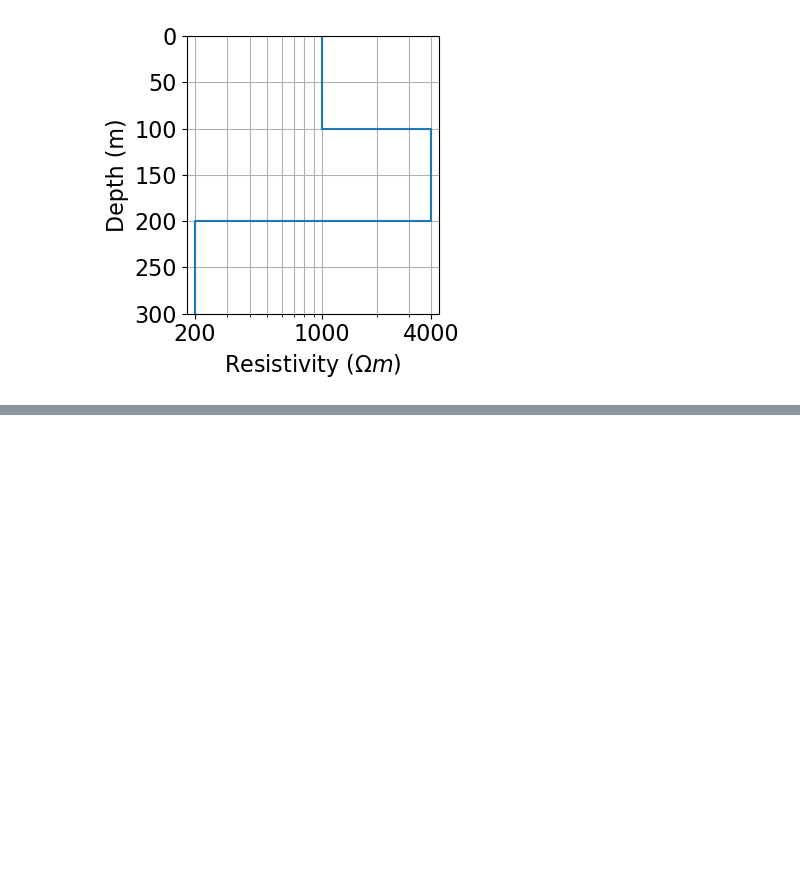
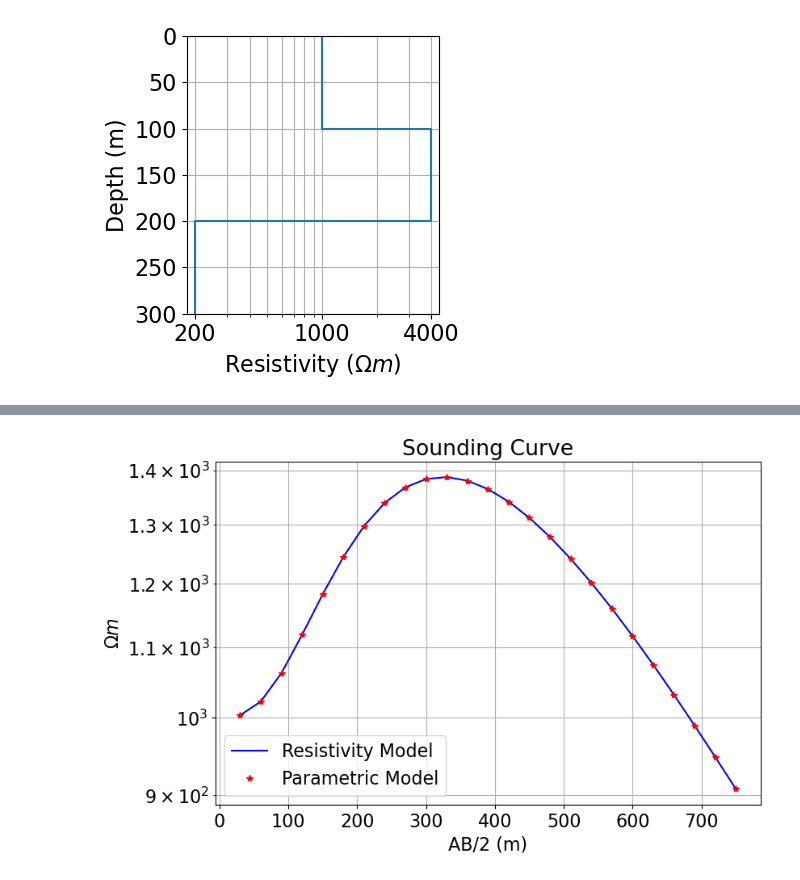
Before and after one commit to maxime-rousseau/Simpeg-inversion-practice, a Jupyter notebook: 01_test.ipynb, the cells around one changed output, grey strips where cells are left out. Saved outputs shown, nothing was run; the diff lists cells and outputs as text; code cells hidden in the pictures; blank space fills up the shorter version.

Commit message:
add basic forward simulation for 1d model and test different layer depth affection to sounding curve change

```diff
--- a/01_test.ipynb
+++ b/01_test.ipynb
@@ -82,0 +129,28 @@ plt.show()
+# %%
+# Define mapping for a resistivity model.
+resistivity_model = layer_resistivities.copy()
+resistivity_map = maps.IdentityMap(nP=len(layer_resistivities))
+
+# Define mappings for parametric model with log-resistivities
+parametric_model = np.r_[layer_thicknesses, np.log(1 / layer_resistivities)]
+wire_map = maps.Wires(
+    ("thicknesses", len(layer_thicknesses)),
+    ("log_conductivity", len(layer_resistivities)),
+)
+thicknesses_map = wire_map.thicknesses
+log_conductivity_map = maps.ExpMap() * wire_map.log_conductivity
+# %%
+simulation_resistivity = dc.simulation_1d.Simulation1DLayers(
+    survey=survey,
+    rhoMap=resistivity_map,
+    thicknesses=layer_thicknesses,
+)
+simulation_parametric = dc.simulation_1d.Simulation1DLayers(
+    survey=survey,
+    sigmaMap=log_conductivity_map,
+    thicknessesMap=thicknesses_map,
+)
+# %%
+dpred_resistivity = simulation_resistivity.dpred(resistivity_model)
+dpred_parametric = simulation_parametric.dpred(parametric_model)
+print(dpred_resistivity, dpred_parametric)
@@ -82,0 +173,13 @@ plt.show()
+# %%
+fig = plt.figure(figsize=(9, 5))
+ax1 = fig.add_axes([0.1, 0.1, 0.75, 0.85])
+ax1.semilogy(1.5 * electrode_separations, dpred_resistivity, "b")
+ax1.semilogy(1.5 * electrode_separations, dpred_parametric, "r*")
+ax1.grid(True, which="both")
+ax1.set_xlabel("AB/2 (m)")
+ax1.set_ylabel(r"$\Omega m$")
+ax1.set_title("Sounding Curve")
+ax1.legend(["Resistivity Model", "Parametric Model"])
+plt.show()
+# %% [output]
+[figure, added]
```
Also changed, not shown: parts of 7 cells of this notebook.
